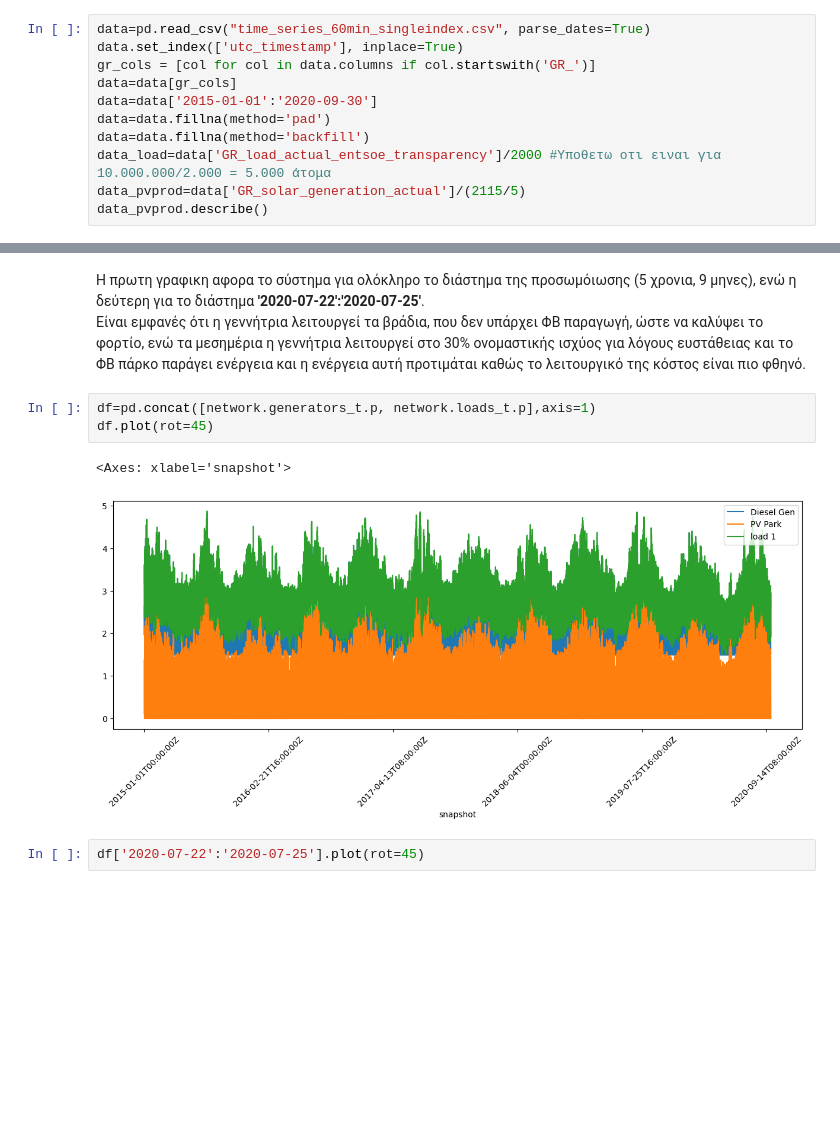
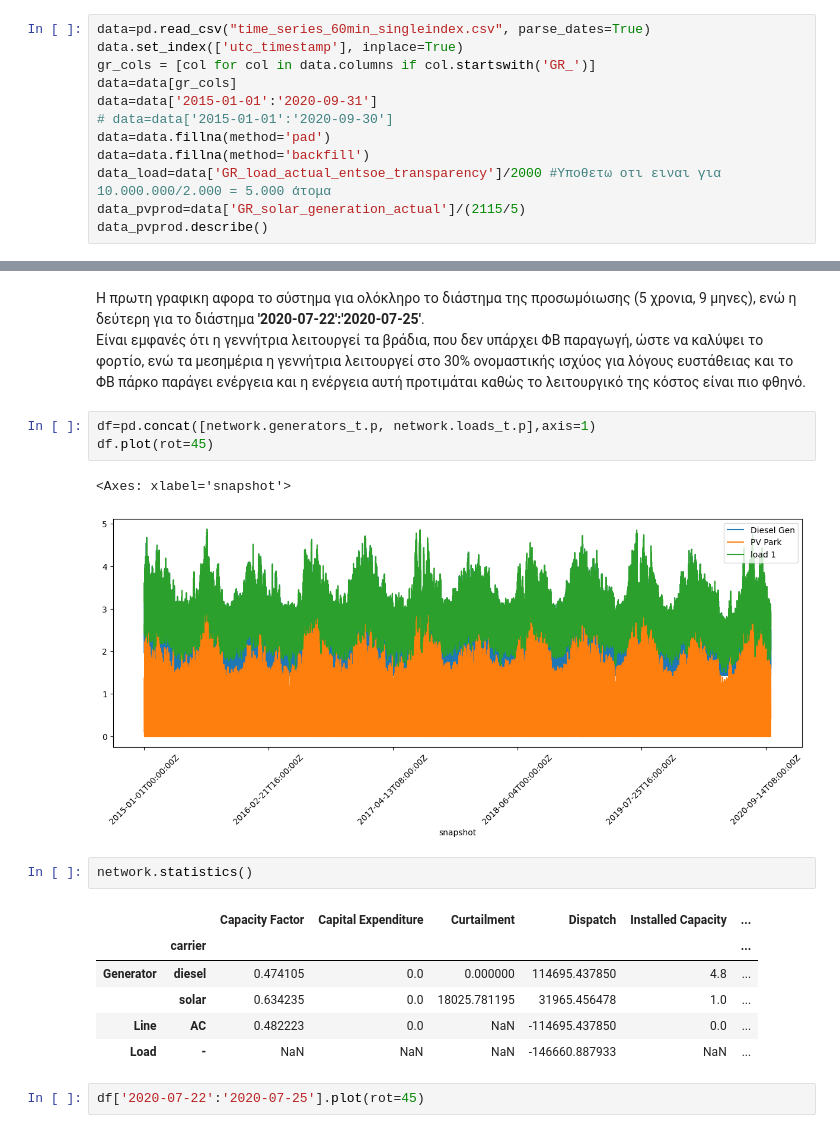
Before and after one commit to epu-ntua/enershare-twinp2g, a Jupyter notebook: base_line.ipynb, the cells around one changed output, grey strips where cells are left out. Saved outputs shown, nothing was run; the diff lists cells and outputs as text; blank space fills up the shorter version.

```diff
--- a/base_line.ipynb
+++ b/base_line.ipynb
@@ -16,7 +18,8 @@ data=pd.read_csv("time_series_60min_singleindex.csv", parse_dates=True)
 data.set_index(['utc_timestamp'], inplace=True)
 gr_cols = [col for col in data.columns if col.startswith('GR_')]
 data=data[gr_cols]
-data=data['2015-01-01':'2020-09-30']
+data=data['2015-01-01':'2020-09-31']
+# data=data['2015-01-01':'2020-09-30']
 data=data.fillna(method='pad')
 data=data.fillna(method='backfill')
 data_load=data['GR_load_actual_entsoe_transparency']/2000 #Υποθετω οτι ειναι για 10.000.000/2.000 = 5.000 άτομα
@@ -160,7 +171,16 @@ df=pd.concat([network.generators_t.p, network.loads_t.p],axis=1)
 df.plot(rot=45)
 # %% [output]
 <Axes: xlabel='snapshot'>
-[figure, old version]
+[figure, new version]
+# %%
+network.statistics()
+# %% [output]
+|  |  | Capacity Factor | Capital Expenditure | Curtailment | Dispatch | Installed Capacity | ... |
+|  | carrier |  |  |  |  |  | ... |
+| Generator | diesel | 0.474105 | 0.0 | 0.000000 | 114695.437850 | 4.8 | ... |
+|  | solar | 0.634235 | 0.0 | 18025.781195 | 31965.456478 | 1.0 | ... |
+| Line | AC | 0.482223 | 0.0 | NaN | -114695.437850 | 0.0 | ... |
+| Load | - | NaN | NaN | NaN | -146660.887933 | NaN | ... |
 # %%
 df['2020-07-22':'2020-07-25'].plot(rot=45)
 # %% [output]
```
Also changed, not shown: parts of 6 cells of this notebook, 39 other files.
